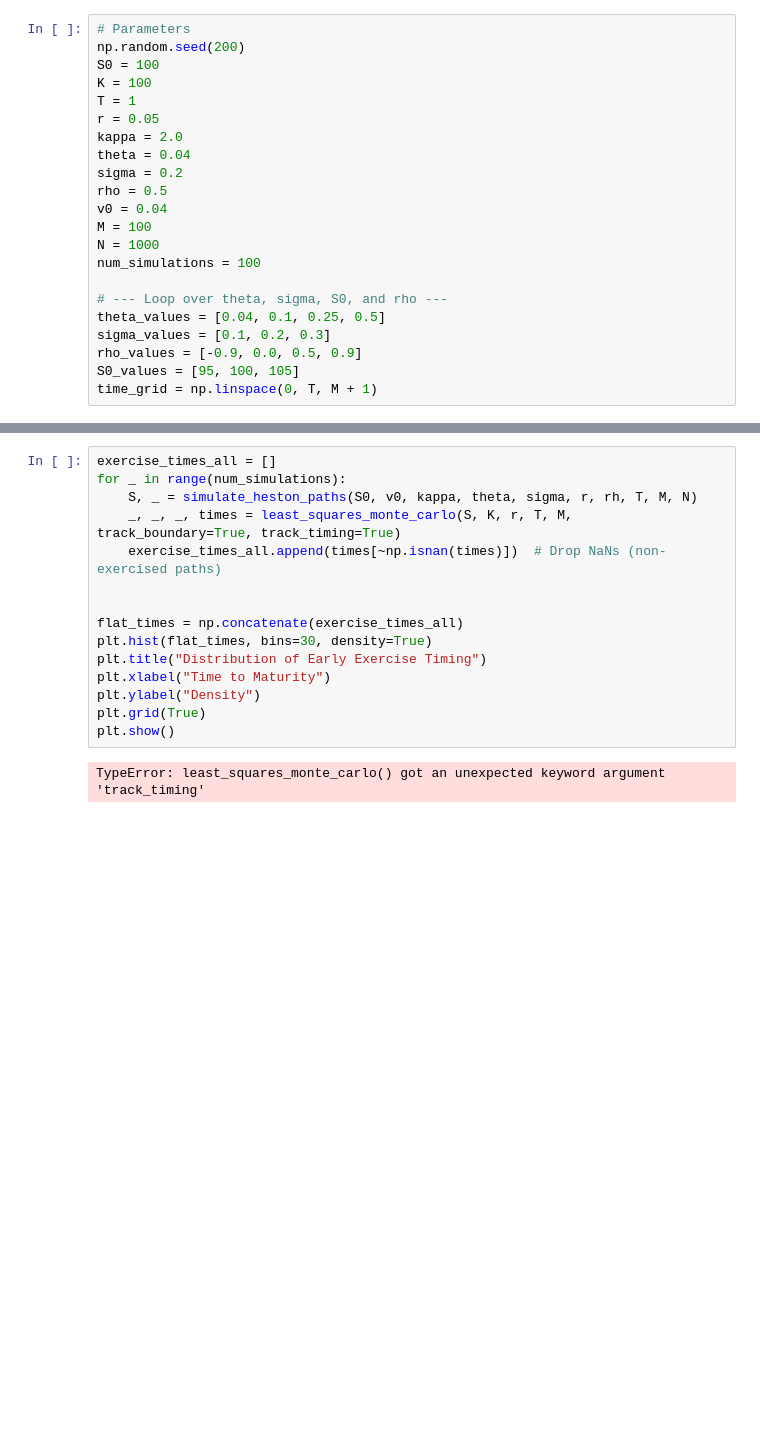
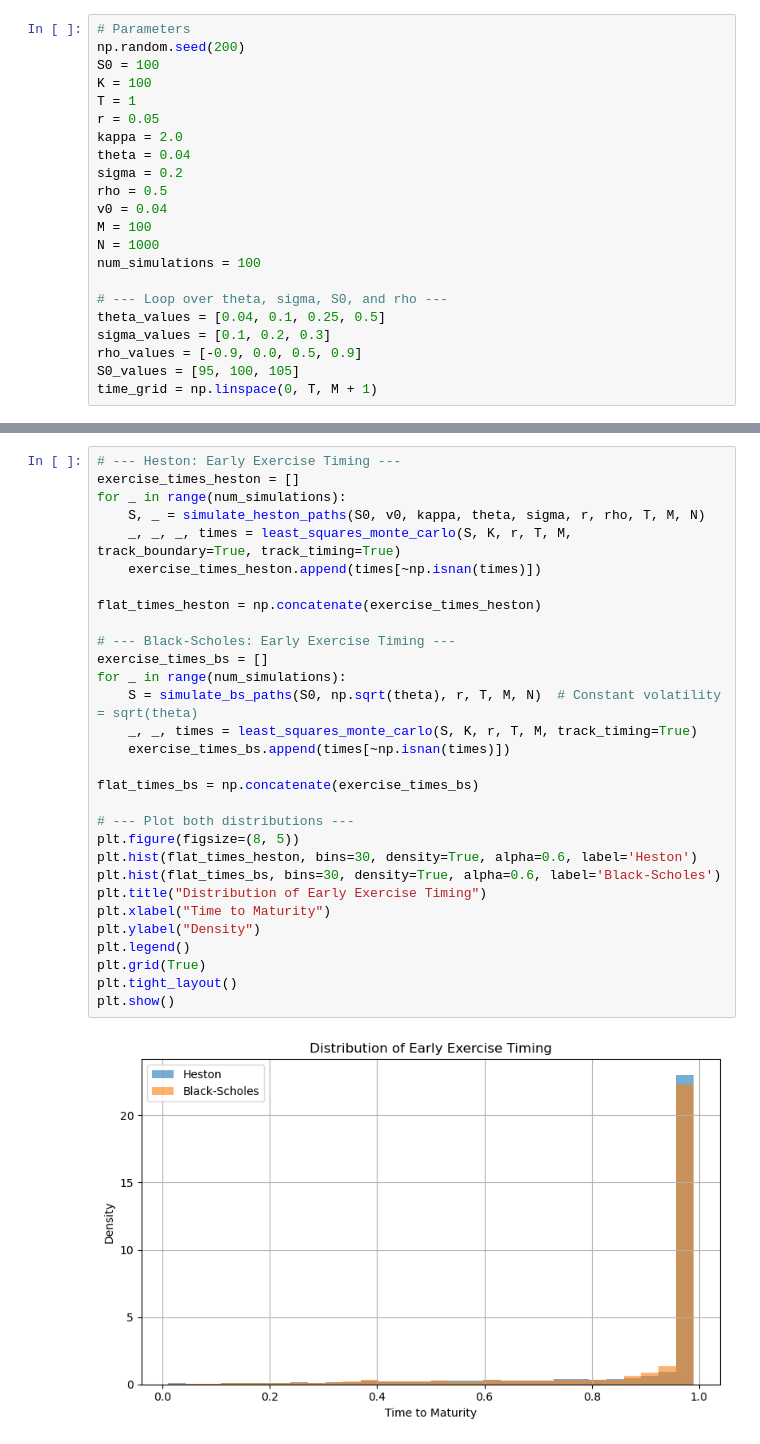
Before and after one commit to jhvander/Uni, a Jupyter notebook: 10. Sem/AF/Code/Heston.ipynb, the cells around one changed output, grey strips where cells are left out. Drawn from its saved outputs; the diff is of its cells as text; blank space fills up the shorter version.

```diff
--- a/10. Sem/AF/Code/Heston.ipynb
+++ b/10. Sem/AF/Code/Heston.ipynb
@@ -94,20 +94,35 @@ plt.show()
 # %%
-exercise_times_all = []
+# --- Heston: Early Exercise Timing ---
+exercise_times_heston = []
 for _ in range(num_simulations):
-    S, _ = simulate_heston_paths(S0, v0, kappa, theta, sigma, r, rh, T, M, N)
+    S, _ = simulate_heston_paths(S0, v0, kappa, theta, sigma, r, rho, T, M, N)
     _, _, _, times = least_squares_monte_carlo(S, K, r, T, M, track_boundary=True, track_timing=True)
-    exercise_times_all.append(times[~np.isnan(times)])  # Drop NaNs (non-exercised paths)
+    exercise_times_heston.append(times[~np.isnan(times)])
 
+flat_times_heston = np.concatenate(exercise_times_heston)
 
-flat_times = np.concatenate(exercise_times_all)
-plt.hist(flat_times, bins=30, density=True)
+# --- Black-Scholes: Early Exercise Timing ---
+exercise_times_bs = []
+for _ in range(num_simulations):
+    S = simulate_bs_paths(S0, np.sqrt(theta), r, T, M, N)  # Constant volatility = sqrt(theta)
+    _, _, times = least_squares_monte_carlo(S, K, r, T, M, track_timing=True)
+    exercise_times_bs.append(times[~np.isnan(times)])
+
+flat_times_bs = np.concatenate(exercise_times_bs)
+
+# --- Plot both distributions ---
+plt.figure(figsize=(8, 5))
+plt.hist(flat_times_heston, bins=30, density=True, alpha=0.6, label='Heston')
+plt.hist(flat_times_bs, bins=30, density=True, alpha=0.6, label='Black-Scholes')
 plt.title("Distribution of Early Exercise Timing")
 plt.xlabel("Time to Maturity")
 plt.ylabel("Density")
+plt.legend()
 plt.grid(True)
+plt.tight_layout()
 plt.show()
 # %% [output]
-TypeError: least_squares_monte_carlo() got an unexpected keyword argument 'track_timing'
+[figure, added]
 # %%
 # Simulate Black-Scholes paths
 np.random.seed(200)
```
Also changed, not shown: parts of 3 cells of this notebook, 1 other file.
